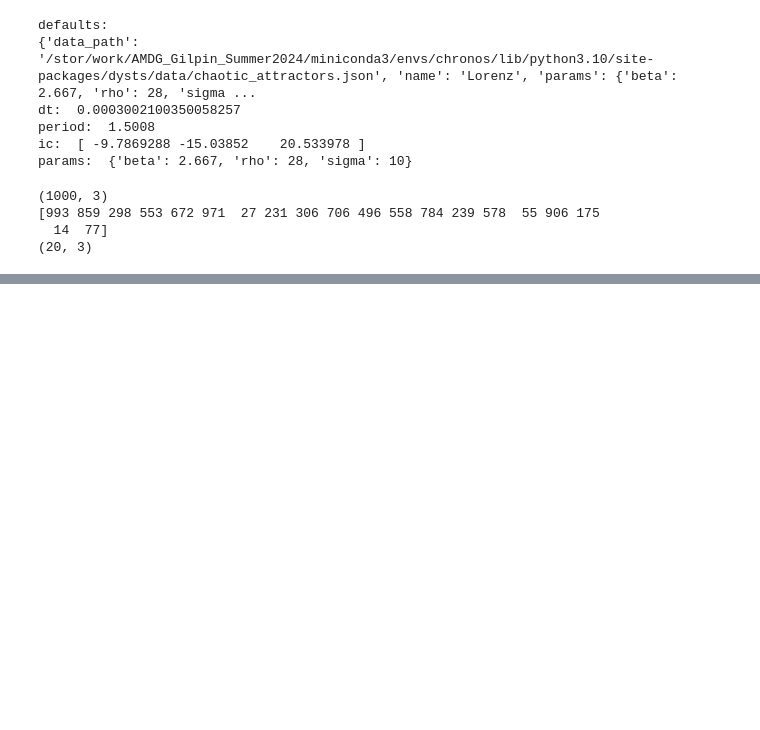
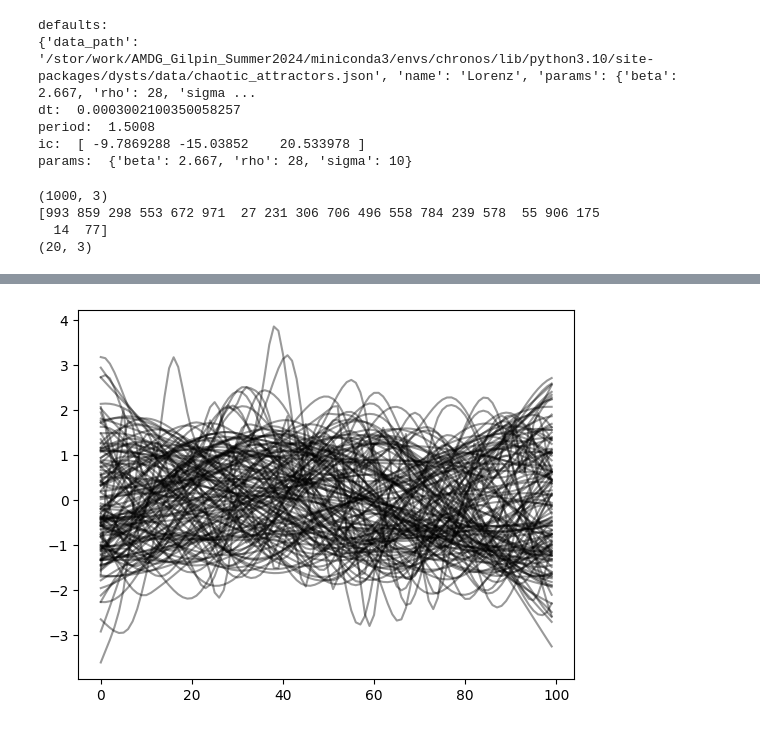
Before and after one commit to abao1999/panda, a Jupyter notebook: notebooks/data_preprocess.ipynb, the cells around one changed output, grey strips where cells are left out. Cells and saved outputs as stored; diff of their text form; code cells hidden in the pictures; blank space fills up the shorter version.

```diff
--- a/notebooks/data_preprocess.ipynb
+++ b/notebooks/data_preprocess.ipynb
@@ -140,3 +148,12 @@ plt.plot(sols_x[0])
 # Convert to GluonTS arrow format
 # convert_to_arrow("../data/lorenz-data.arrow", time_series=sols_x)
 convert_to_arrow(os.path.join(data_dir, "lorenz-data.arrow"), time_series=sols_x)
+# %%
+from dysts.base import make_trajectory_ensemble
+from dysts.utils import standardize_ts
+
+all_out = make_trajectory_ensemble(100, resample=True)
+for attractor_name in all_out:
+    plt.plot(standardize_ts(all_out[attractor_name])[:, 0], 'k', alpha=0.4)
+# %% [output]
+[figure, added]
```
Also changed, not shown: parts of 6 cells of this notebook, 19 other files.
